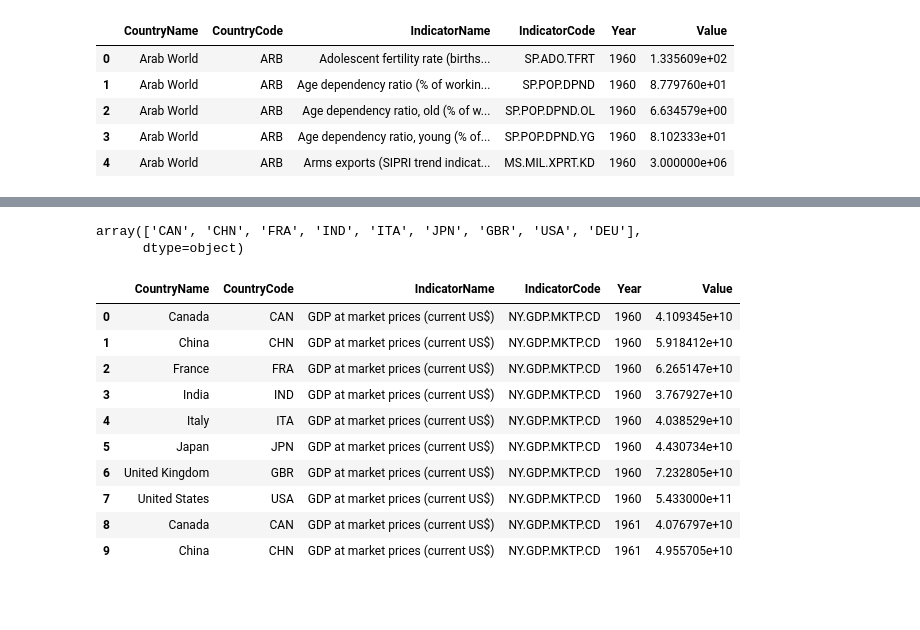
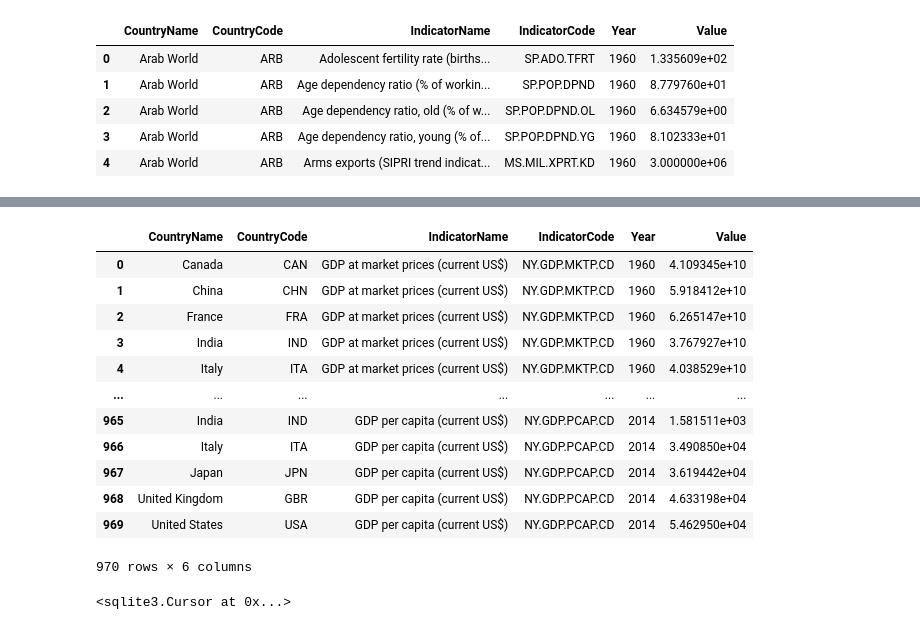
Before and after one commit to c4ristian/dataprep-ai, a Jupyter notebook: notebooks/collection.ipynb, the cells around one changed output, grey strips where cells are left out. Cells and saved outputs as stored; diff of their text form; code cells hidden in the pictures; blank space fills up the shorter version.

```diff
--- a/notebooks/collection.ipynb
+++ b/notebooks/collection.ipynb
@@ -87,55 +130,42 @@ df
 # %%
-# SQL query to get records for specific GDP indicators for G7 countries, China, and India
-query = '''
+# Define the updated query
+query = """
 SELECT *
 FROM Indicators
 WHERE IndicatorName IN ('GDP at market prices (current US$)', 'GDP per capita (current US$)')
-AND CountryCode IN ('CAN', 'FRA', 'DEU', 'ITA', 'JPN', 'GBR', 'USA', 'CHN', 'IND');  -- G7 + China and India
-'''
+AND CountryCode IN ('USA', 'CAN', 'FRA', 'DEU', 'ITA', 'JPN', 'GBR', 'CHN', 'IND');
+"""
 
-# Load the results into a DataFrame
-gdp_indicators_df = pd.read_sql_query(query, connection)
+# Execute the query and load the results into a DataFrame
+df = pd.read_sql_query(query, conn)
+
+# Display the DataFrame
+df
+# %% [output]
+|  | CountryName | CountryCode | IndicatorName | IndicatorCode | Year | Value |
+| 0 | Canada | CAN | GDP at market prices (current US$) | NY.GDP.MKTP.CD | 1960 | 4.109345e+10 |
+| 1 | China | CHN | GDP at market prices (current US$) | NY.GDP.MKTP.CD | 1960 | 5.918412e+10 |
+| 2 | France | FRA | GDP at market prices (current US$) | NY.GDP.MKTP.CD | 1960 | 6.265147e+10 |
+| 3 | India | IND | GDP at market prices (current US$) | NY.GDP.MKTP.CD | 1960 | 3.767927e+10 |
+| 4 | Italy | ITA | GDP at market prices (current US$) | NY.GDP.MKTP.CD | 1960 | 4.038529e+10 |
+| ... | ... | ... | ... | ... | ... | ... |
+| 965 | India | IND | GDP per capita (current US$) | NY.GDP.PCAP.CD | 2014 | 1.581511e+03 |
+| 966 | Italy | ITA | GDP per capita (current US$) | NY.GDP.PCAP.CD | 2014 | 3.490850e+04 |
+| 967 | Japan | JPN | GDP per capita (current US$) | NY.GDP.PCAP.CD | 2014 | 3.619442e+04 |
+| 968 | United Kingdom | GBR | GDP per capita (current US$) | NY.GDP.PCAP.CD | 2014 | 4.633198e+04 |
+| 969 | United States | USA | GDP per capita (current US$) | NY.GDP.PCAP.CD | 2014 | 5.462950e+04 |
+970 rows × 6 columns
-# %%
-gdp_indicators_df["CountryCode"].unique()
-# %% [output]
-array(['CAN', 'CHN', 'FRA', 'IND', 'ITA', 'JPN', 'GBR', 'USA', 'DEU'],
-      dtype=object)
 # %%
-# SQL query
-drop_statement = "DROP TABLE IF EXISTS G7_GDPs"
-connection.execute(drop_statement)
-
-# SQL query to create a new table G7_GDPs and store the result of the query
-create_table_query = '''
-CREATE TABLE G7_GDPs AS
+# Define the query to create the new table with the filtered data
+query = """
+CREATE TABLE IF NOT EXISTS G7_GDPs AS
 SELECT *
 FROM Indicators
 WHERE IndicatorName IN ('GDP at market prices (current US$)', 'GDP per capita (current US$)')
-AND CountryCode IN ('CAN', 'FRA', 'DEU', 'ITA', 'JPN', 'GBR', 'USA', 'CHN', 'IND');  -- G7 + China and India
-'''
+AND CountryCode IN ('USA', 'CAN', 'FRA', 'DEU', 'ITA', 'JPN', 'GBR', 'CHN', 'IND');
+"""
 
-# Execute the query to create the new table
-connection.execute(create_table_query)
-
-# Verify that the data is stored in the new table by querying the first few rows
-verify_query = '''
-SELECT *
-FROM G7_GDPs
-LIMIT 10;  -- Retrieve the first 10 rows for verification
-'''
-
-# Load the results into a DataFrame to check the contents
-g7_gdps_df = pd.read_sql_query(verify_query, connection)
-g7_gdps_df
+# Execute the query
+cursor.execute(query)
 # %% [output]
-|  | CountryName | CountryCode | IndicatorName | IndicatorCode | Year | Value |
-| 0 | Canada | CAN | GDP at market prices (current US$) | NY.GDP.MKTP.CD | 1960 | 4.109345e+10 |
-| 1 | China | CHN | GDP at market prices (current US$) | NY.GDP.MKTP.CD | 1960 | 5.918412e+10 |
-| 2 | France | FRA | GDP at market prices (current US$) | NY.GDP.MKTP.CD | 1960 | 6.265147e+10 |
-| 3 | India | IND | GDP at market prices (current US$) | NY.GDP.MKTP.CD | 1960 | 3.767927e+10 |
-| 4 | Italy | ITA | GDP at market prices (current US$) | NY.GDP.MKTP.CD | 1960 | 4.038529e+10 |
-| 5 | Japan | JPN | GDP at market prices (current US$) | NY.GDP.MKTP.CD | 1960 | 4.430734e+10 |
-| 6 | United Kingdom | GBR | GDP at market prices (current US$) | NY.GDP.MKTP.CD | 1960 | 7.232805e+10 |
-| 7 | United States | USA | GDP at market prices (current US$) | NY.GDP.MKTP.CD | 1960 | 5.433000e+11 |
-| 8 | Canada | CAN | GDP at market prices (current US$) | NY.GDP.MKTP.CD | 1961 | 4.076797e+10 |
-| 9 | China | CHN | GDP at market prices (current US$) | NY.GDP.MKTP.CD | 1961 | 4.955705e+10 |
+<sqlite3.Cursor at 0x...>
```
Also changed, not shown: parts of 8 cells of this notebook.
